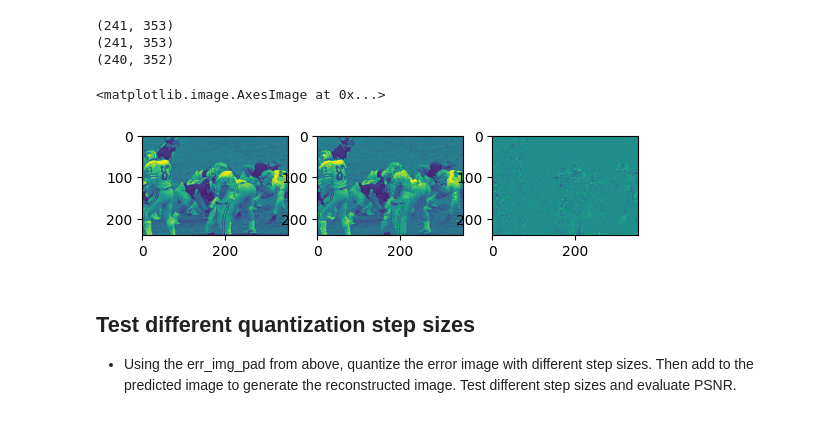
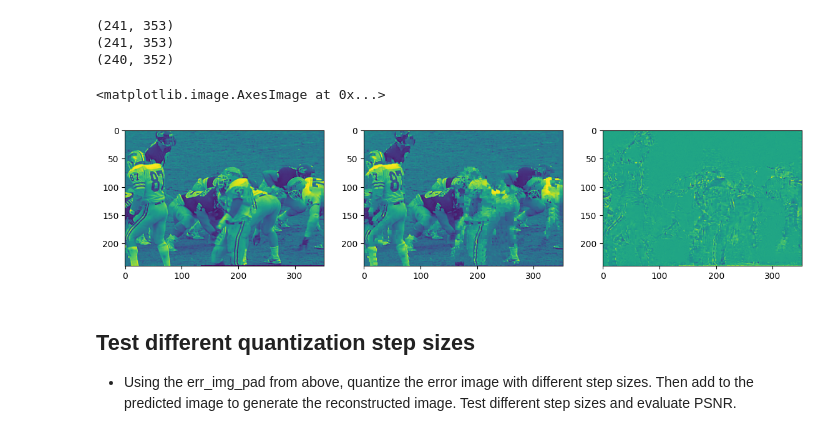
Before and after one commit to avani1998/ECE-6123-Image-and-Video-Processing, a Jupyter notebook: homework6.ipynb, the cells around one changed output. Cells and saved outputs as stored; diff of their text form; code cells hidden in the pictures.

```diff
--- a/homework6.ipynb
+++ b/homework6.ipynb
@@ -80,7 +80,7 @@ plt.imshow(img2)
 ###################################  TODO  ###############################
 # Define a function to calculate the MSE with the error block as the input
 def mse(error):
-    return np.mean(np.abs(error))
+    return np.mean((error)**2)
 # %%
 ################################################ TODO ###############################################
 # Define EBMA() which takes as input the template(target block), image, template location(x0, y0) and search range
@@ -244,15 +244,16 @@ err_img = err_img_pad[0:rows,0:cols]
 # %%
 ################################################ TODO ###############################################
 # plot the original image, predicted image, error image
+plt.figure(figsize=(14,14))
 plt.subplot(131)
 plt.imshow(img2)
 plt.subplot(132)
 plt.imshow(pred_img)
 plt.subplot(133)
 plt.imshow(err_img)
 # %% [output]
 <matplotlib.image.AxesImage at 0x...>
-[figure, old version]
+[figure, new version]
 # %% [markdown]
 ## Test different quantization step sizes
 - Using the err_img_pad from above, quantize the error image with different step sizes. Then add to the predicted image to generate the reconstructed image. Test different step sizes and evaluate PSNR.
```
Also changed, not shown: parts of 3 cells of this notebook.
